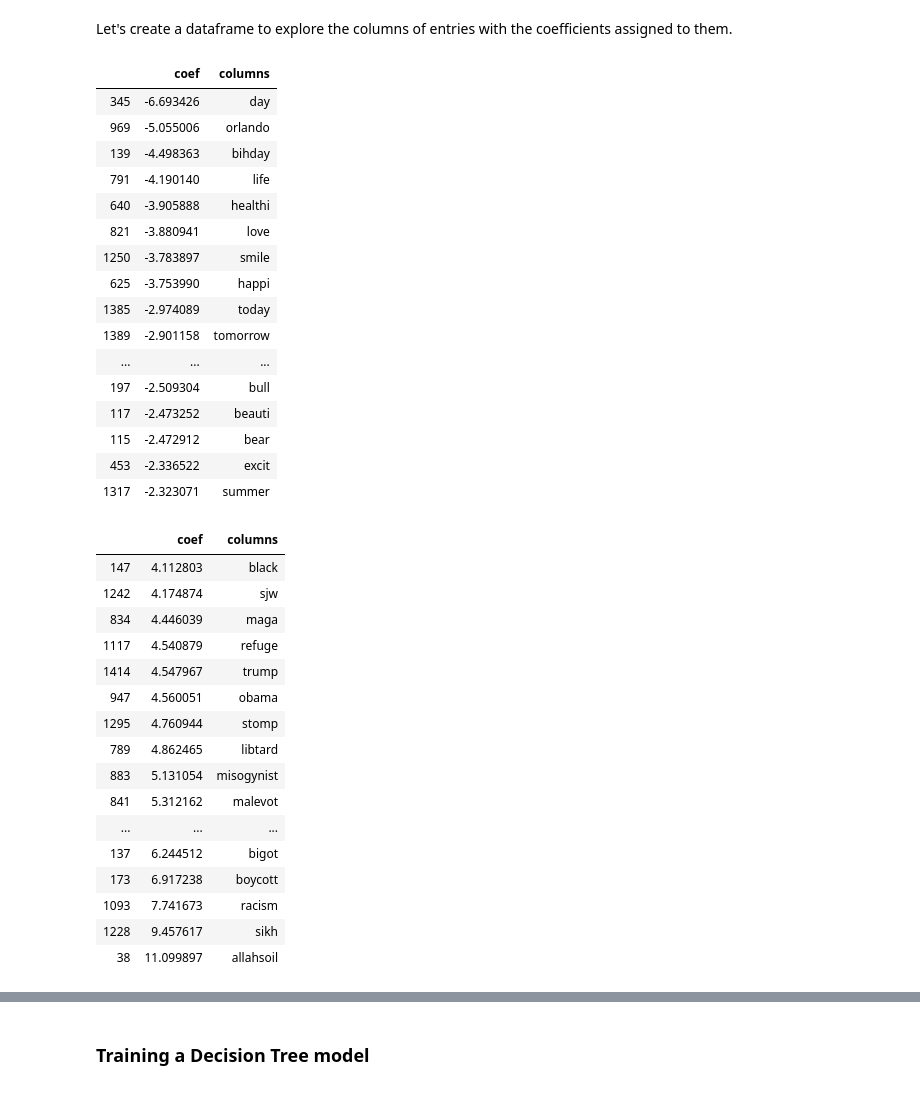
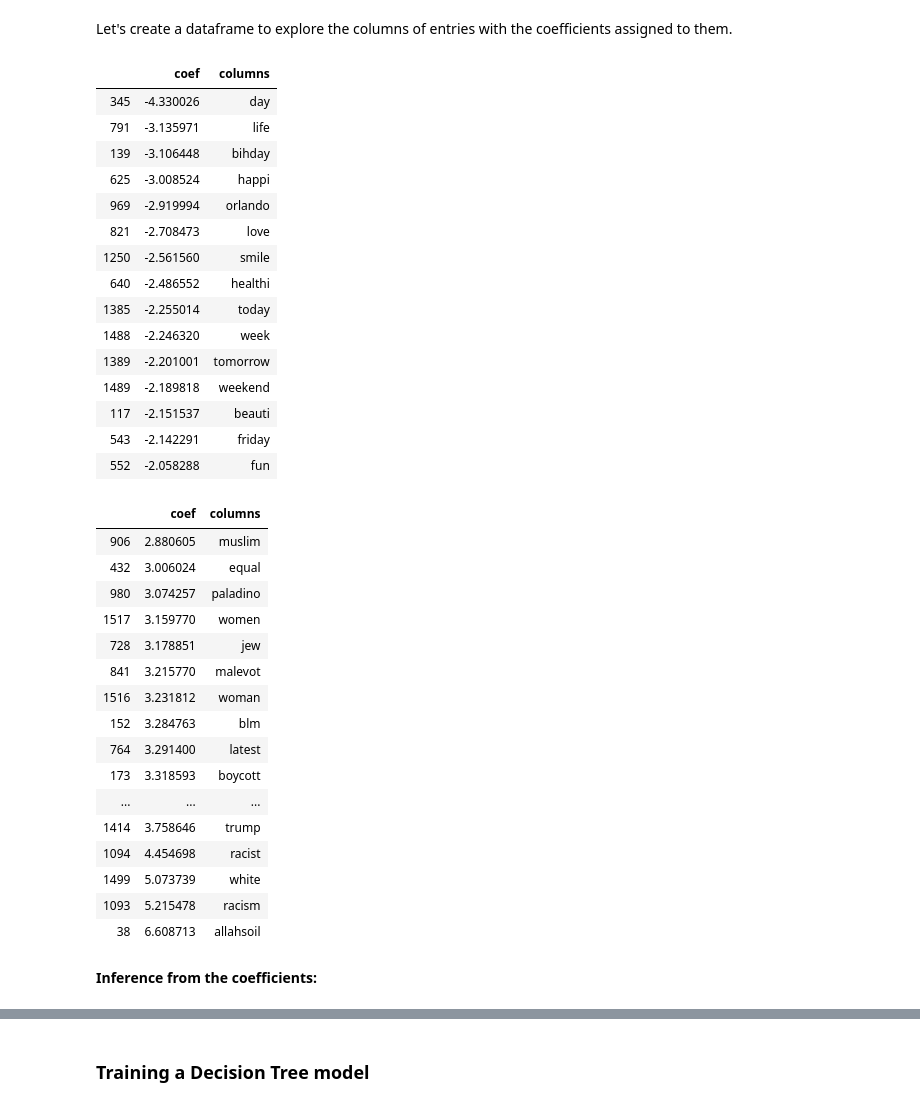
Before and after one commit to kashyrskyy/Twitter-Machine-Learning-Model, a Jupyter notebook: Final Jupyter Notebook.ipynb, the cells around one changed output, grey strips where cells are left out. Drawn from its saved outputs; the diff is of its cells as text; code cells hidden in the pictures.

```diff
--- a/Final Jupyter Notebook.ipynb
+++ b/Final Jupyter Notebook.ipynb
@@ -530,2 +553,3 @@ from sklearn.linear_model import LogisticRegression
 # %%
-#best_clf = clf.fit(X_train, y_train)
+# fitting
+lr.fit(X_train, y_train)
@@ -534,8 +561,0 @@ ____
-# %%
-lr = LogisticRegression(penalty = 'l1', C=0.5, solver='liblinear', random_state = 0)
-# %%
-## splitting into x and y variables for the Logistic Regression
-X_train = df.iloc[:,:-1]
-y_train = df['hate_speech']
-# %%
-lr.fit(X = df.iloc[:,:-1], y = df['hate_speech'])
@@ -567,42 +582,45 @@ X_train.columns
 d = {'coef': lr.coef_[0], 'columns': X_train.columns}
 dataframe = pd.DataFrame(data=d)
 # %%
-dataframe.sort_values(by='coef', ascending=True).head(20)
+neg_coefs = dataframe.sort_values(by='coef', ascending=True).head(15)
+neg_coefs
 # %% [output]
 |  | coef | columns |
-| 345 | -6.693426 | day |
-| 969 | -5.055006 | orlando |
-| 139 | -4.498363 | bihday |
-| 791 | -4.190140 | life |
-| 640 | -3.905888 | healthi |
-| 821 | -3.880941 | love |
-| 1250 | -3.783897 | smile |
-| 625 | -3.753990 | happi |
-| 1385 | -2.974089 | today |
-| 1389 | -2.901158 | tomorrow |
-| ... | ... | ... |
-| 197 | -2.509304 | bull |
-| 117 | -2.473252 | beauti |
-| 115 | -2.472912 | bear |
-| 453 | -2.336522 | excit |
-| 1317 | -2.323071 | summer |
+| 345 | -4.330026 | day |
+| 791 | -3.135971 | life |
+| 139 | -3.106448 | bihday |
+| 625 | -3.008524 | happi |
+| 969 | -2.919994 | orlando |
+| 821 | -2.708473 | love |
+| 1250 | -2.561560 | smile |
+| 640 | -2.486552 | healthi |
+| 1385 | -2.255014 | today |
+| 1488 | -2.246320 | week |
+| 1389 | -2.201001 | tomorrow |
+| 1489 | -2.189818 | weekend |
+| 117 | -2.151537 | beauti |
+| 543 | -2.142291 | friday |
+| 552 | -2.058288 | fun |
 # %%
-dataframe.sort_values(by='coef', ascending=True).tail(20)
+pos_coefs = dataframe.sort_values(by='coef', ascending=True).tail(20)
+pos_coefs
 # %% [output]
 |  | coef | columns |
-| 147 | 4.112803 | black |
-| 1242 | 4.174874 | sjw |
-| 834 | 4.446039 | maga |
-| 1117 | 4.540879 | refuge |
-| 1414 | 4.547967 | trump |
-| 947 | 4.560051 | obama |
-| 1295 | 4.760944 | stomp |
-| 789 | 4.862465 | libtard |
-| 883 | 5.131054 | misogynist |
-| 841 | 5.312162 | malevot |
+| 906 | 2.880605 | muslim |
+| 432 | 3.006024 | equal |
+| 980 | 3.074257 | paladino |
+| 1517 | 3.159770 | women |
+| 728 | 3.178851 | jew |
+| 841 | 3.215770 | malevot |
+| 1516 | 3.231812 | woman |
+| 152 | 3.284763 | blm |
+| 764 | 3.291400 | latest |
+| 173 | 3.318593 | boycott |
 | ... | ... | ... |
-| 137 | 6.244512 | bigot |
-| 173 | 6.917238 | boycott |
-| 1093 | 7.741673 | racism |
-| 1228 | 9.457617 | sikh |
-| 38 | 11.099897 | allahsoil |
+| 1414 | 3.758646 | trump |
+| 1094 | 4.454698 | racist |
+| 1499 | 5.073739 | white |
+| 1093 | 5.215478 | racism |
+| 38 | 6.608713 | allahsoil |
+# %% [markdown]
+**Inference from the coefficients:**
```
Also changed, not shown: parts of 89 cells of this notebook.
